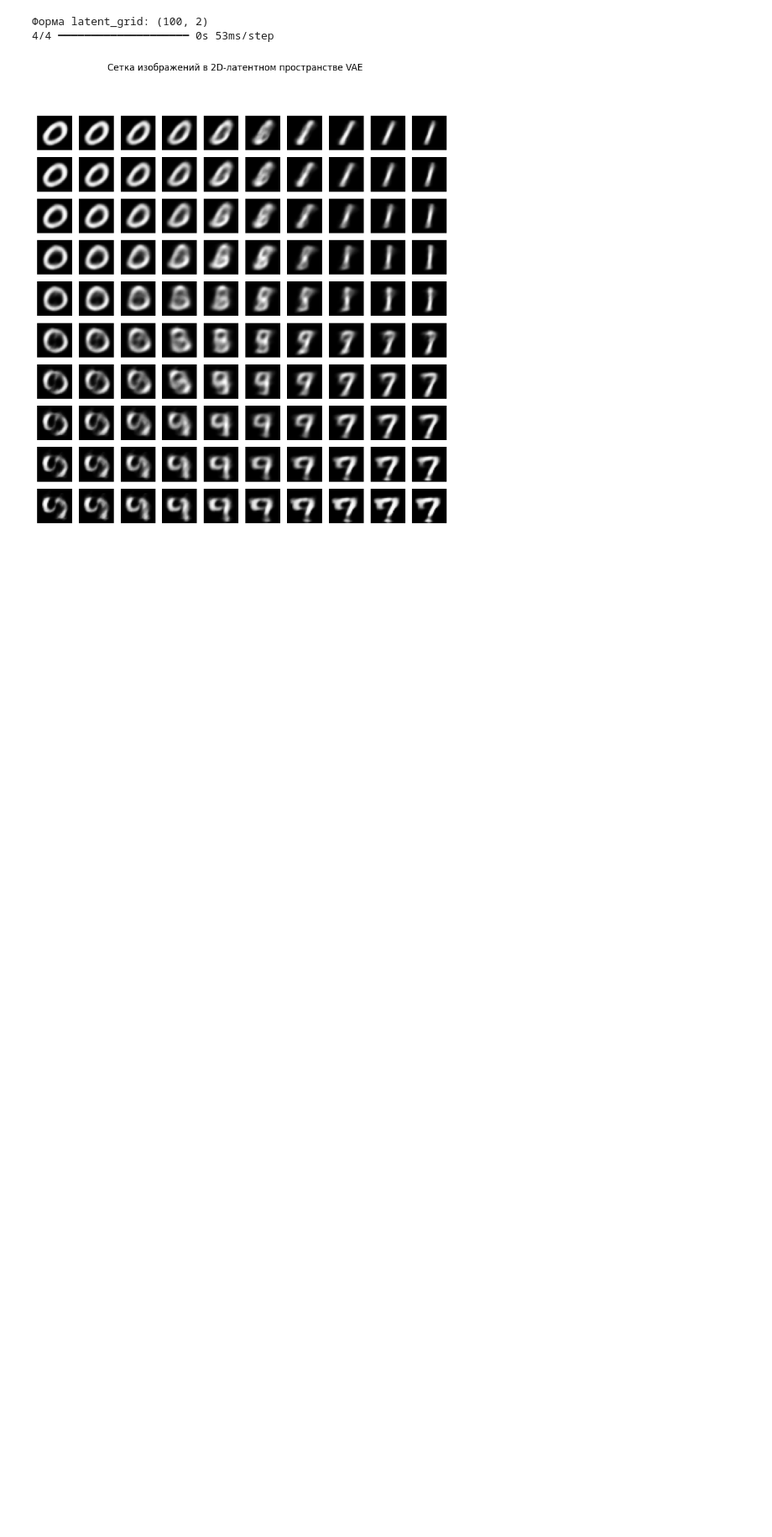
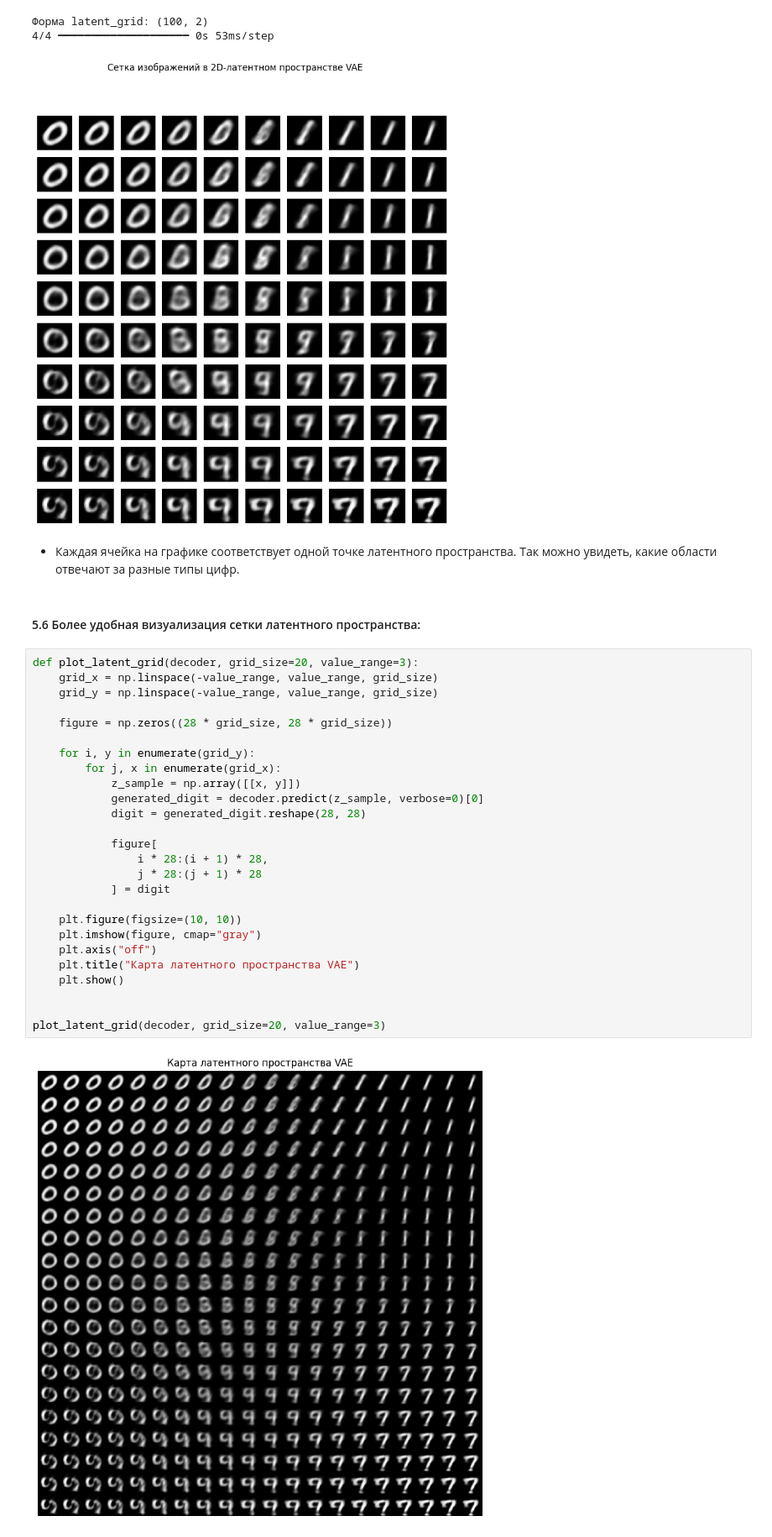
Before and after one commit to tarasovEgor/DeepLearningKurs, a Jupyter notebook: src/lab_4/VAE_lab_4.ipynb, the cells around one changed output. Shown at 84% size. Saved outputs shown, nothing was run; the diff lists cells and outputs as text; blank space fills up the shorter version.

```diff
--- a/src/lab_4/VAE_lab_4.ipynb
+++ b/src/lab_4/VAE_lab_4.ipynb
@@ -1354,3 +1354,36 @@ plt.show()
 Форма latent_grid: (100, 2)
 4/4 ━━━━━━━━━━━━━━━━━━━━ 0s 53ms/step
 [figure]
+# %% [markdown]
+- Каждая ячейка на графике соответствует одной точке латентного пространства.
+Так можно увидеть, какие области отвечают за разные типы цифр.
+# %% [markdown]
+#### 5.6 Более удобная визуализация сетки латентного пространства:
+# %%
+def plot_latent_grid(decoder, grid_size=20, value_range=3):
+    grid_x = np.linspace(-value_range, value_range, grid_size)
+    grid_y = np.linspace(-value_range, value_range, grid_size)
+
+    figure = np.zeros((28 * grid_size, 28 * grid_size))
+
+    for i, y in enumerate(grid_y):
+        for j, x in enumerate(grid_x):
+            z_sample = np.array([[x, y]])
+            generated_digit = decoder.predict(z_sample, verbose=0)[0]
+            digit = generated_digit.reshape(28, 28)
+
+            figure[
+                i * 28:(i + 1) * 28,
+                j * 28:(j + 1) * 28
+            ] = digit
+
+    plt.figure(figsize=(10, 10))
+    plt.imshow(figure, cmap="gray")
+    plt.axis("off")
+    plt.title("Карта латентного пространства VAE")
+    plt.show()
+
+
+plot_latent_grid(decoder, grid_size=20, value_range=3)
+# %% [output]
+[figure, added]
```
Also changed, not shown: parts of 1 cell of this notebook.
